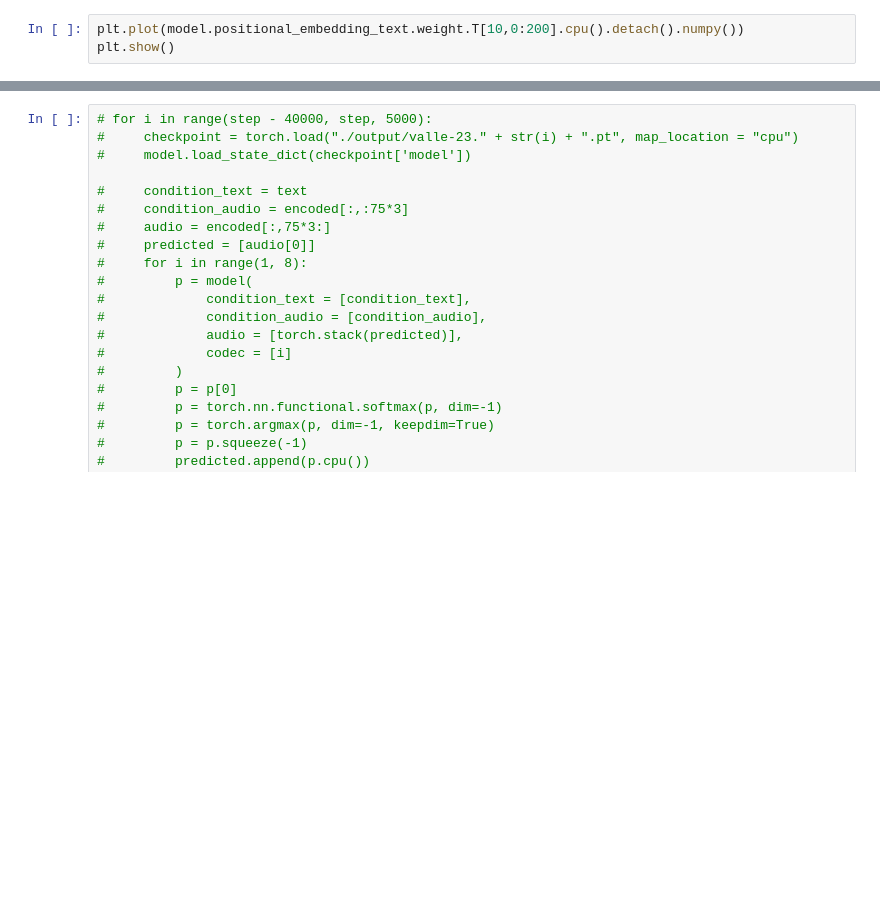
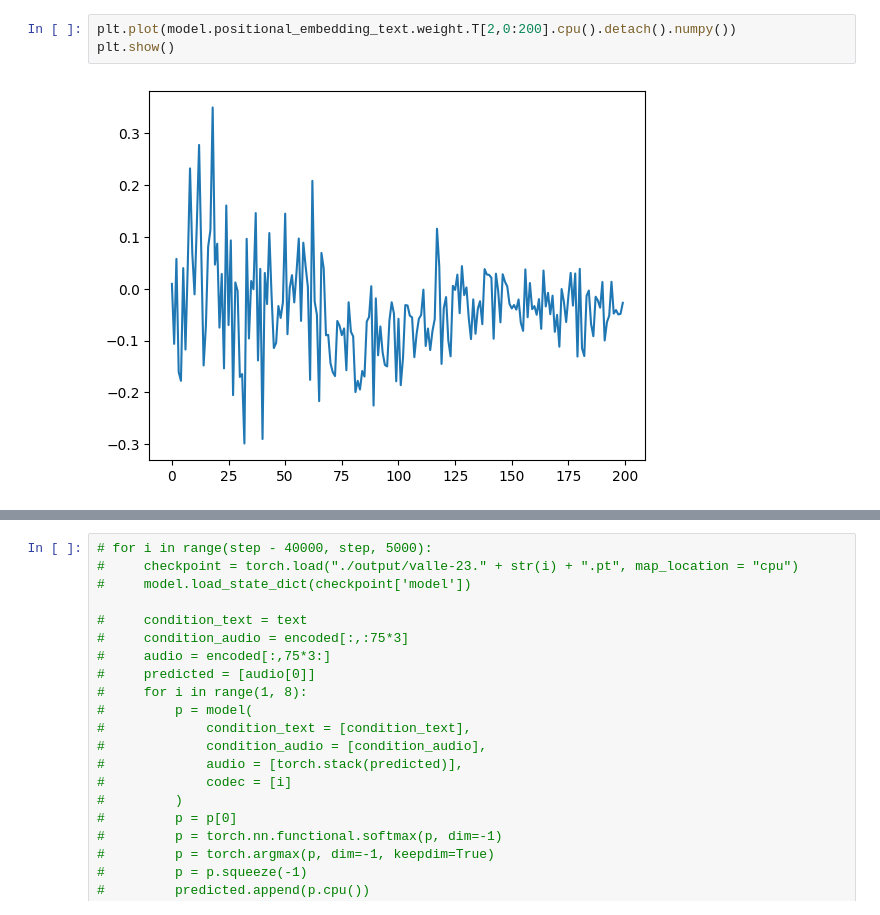
Before and after one commit to ex3ndr/supervoice-vall-e-2, a Jupyter notebook: welcome.ipynb, the cells around one changed output, grey strips where cells are left out. Saved outputs shown, nothing was run; the diff lists cells and outputs as text; blank space fills up the shorter version.

```diff
--- a/welcome.ipynb
+++ b/welcome.ipynb
@@ -84,6 +104,8 @@ plt.show()
 # %%
-plt.plot(model.positional_embedding_text.weight.T[10,0:200].cpu().detach().numpy())
+plt.plot(model.positional_embedding_text.weight.T[2,0:200].cpu().detach().numpy())
 plt.show()
+# %% [output]
+[figure, added]
 # %%
 plt.imshow(model.positional_embedding_audio.weight.T.cpu().detach().numpy(), cmap='hot', interpolation='nearest')
 plt.show()
```
Also changed, not shown: parts of 8 cells of this notebook, 7 other files.
